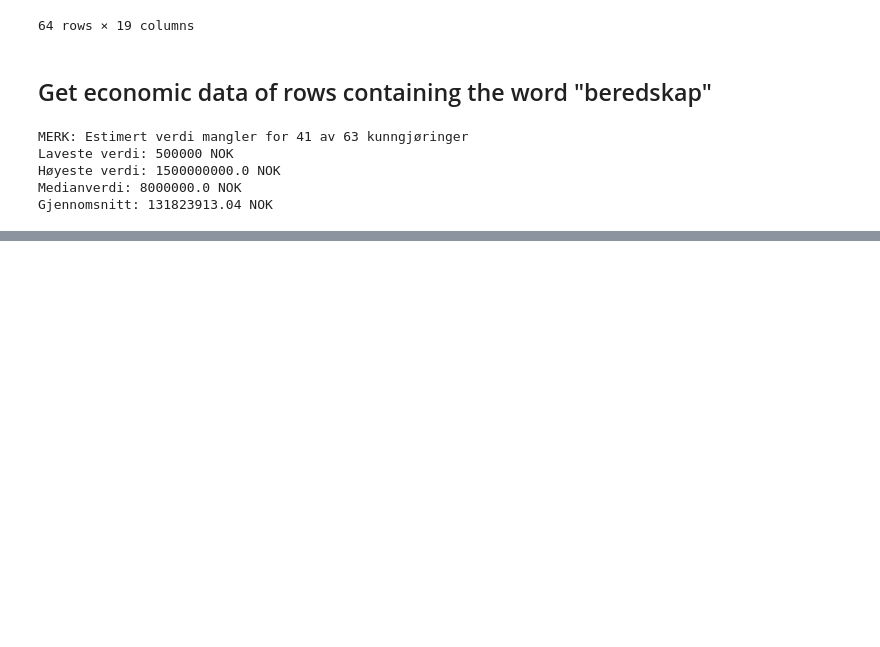
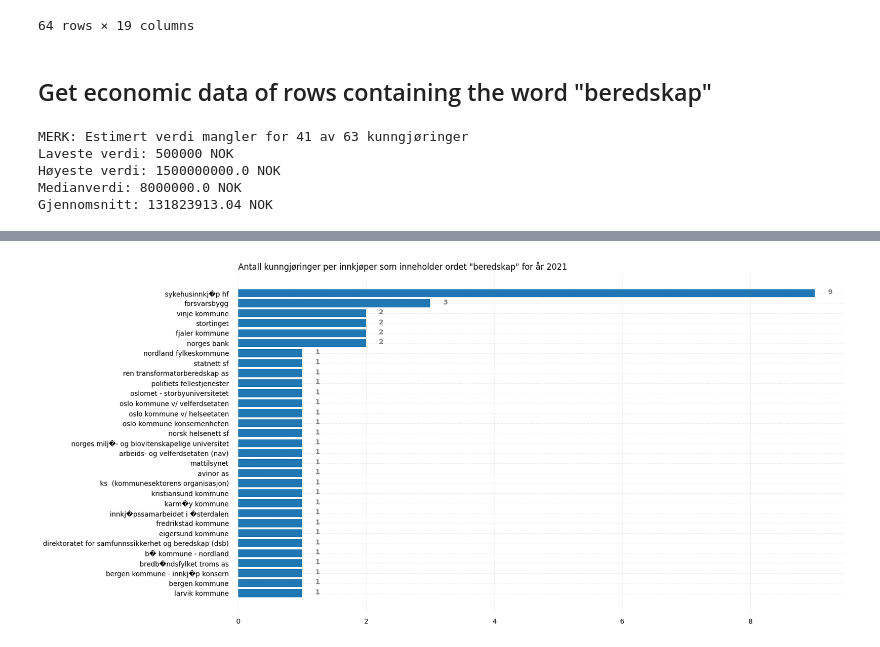
Before and after one commit to janethorv/public-procurement-analytics, a Jupyter notebook: pandas-analytics/EDA.ipynb, the cells around one changed output, grey strips where cells are left out. Drawn from its saved outputs; the diff is of its cells as text; code cells hidden in the pictures; blank space fills up the shorter version.

```diff
--- a/pandas-analytics/EDA.ipynb
+++ b/pandas-analytics/EDA.ipynb
@@ -211,0 +407,4 @@ Gjennomsnitt: 131823913.04 NOK
+# %%
+plot_procurement(freq_df_2021, 2021)
+# %% [output]
+[figure, added]
```
Also changed, not shown: parts of 15 cells of this notebook.
